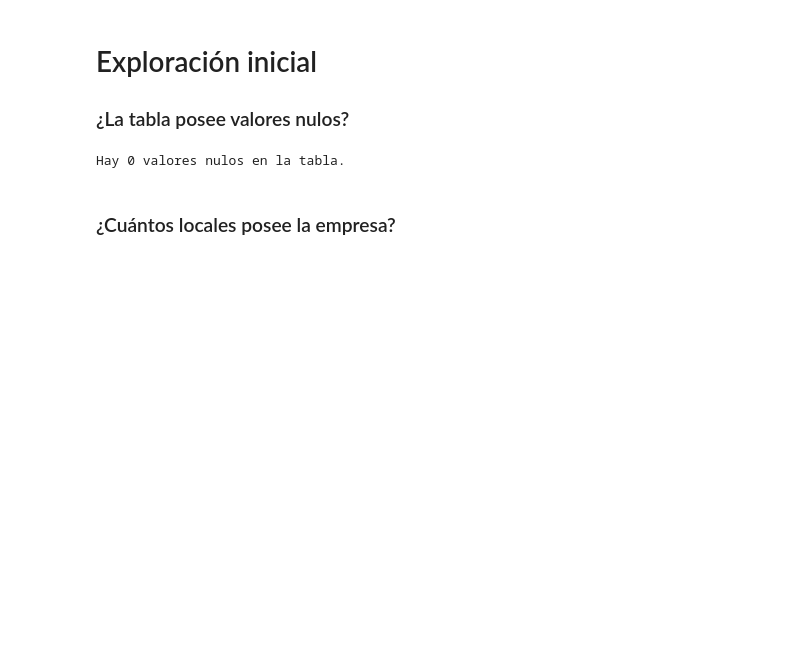
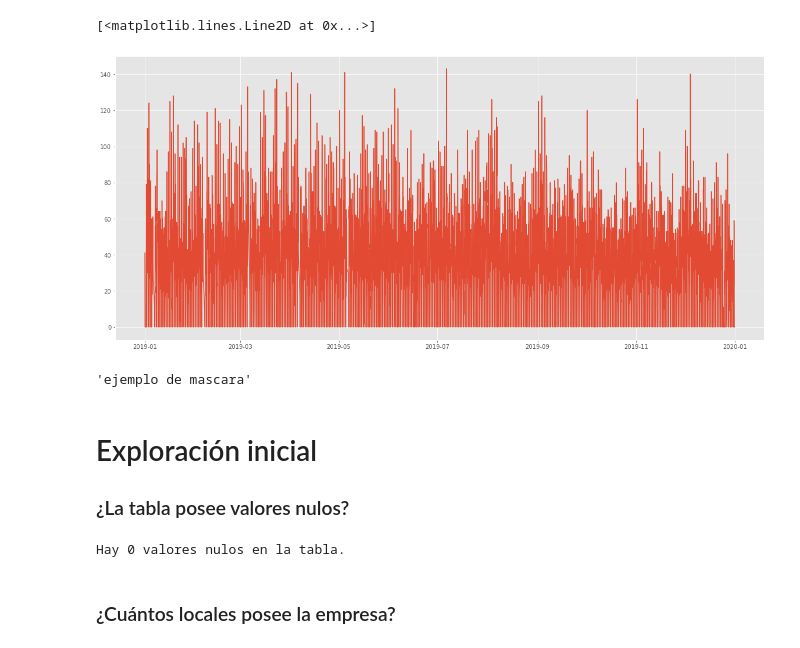
Before and after one commit to alexispacek/Krustyburgers, a Jupyter notebook: Krusty.ipynb, the cells around one changed output. Cells and saved outputs as stored; diff of their text form; code cells hidden in the pictures; blank space fills up the shorter version.

Commit message:
un avance medio croto, con un ejemplo de mascara pandas

```diff
--- a/Krusty.ipynb
+++ b/Krusty.ipynb
@@ -9,6 +9,30 @@ import pandas as pd
 import numpy as np
 import matplotlib.pyplot as plt
 import seaborn as sns
+from tqdm import tqdm
+
 from scipy import stats
+from scipy.stats import norm
+from prophet import Prophet
+
+# Modelado y Forecasting
+# ==============================================================================
+from sklearn.linear_model import LinearRegression
+from sklearn.linear_model import Lasso
+from sklearn.ensemble import RandomForestRegressor
+from sklearn.metrics import mean_squared_error
+
+from skforecast.ForecasterAutoreg import ForecasterAutoreg
+from skforecast.ForecasterAutoregCustom import ForecasterAutoregCustom
+from skforecast.ForecasterAutoregMultiOutput import ForecasterAutoregMultiOutput
+from skforecast.model_selection import grid_search_forecaster
+from skforecast.model_selection import time_series_spliter
+from skforecast.model_selection import cv_forecaster
+from skforecast.model_selection import backtesting_forecaster
+from skforecast.model_selection import backtesting_forecaster_intervals
+
+%matplotlib inline
+plt.style.use('ggplot')
+plt.rcParams["figure.figsize"] = [20,9]
 # %%
 #importo el data set de las ventas de krostyburgers
@@ -15,0 +44,15 @@ df = pd.read_csv('Argetina-2019-anonimizado.csv', parse_dates = True)
+# %%
+
+df1 = df.loc[df['Area']==6]
+x = df1.loc[df1['Local']==1].sort_index()
+plt.plot(x['Ventas'])
+# %% [output]
+[<matplotlib.lines.Line2D at 0x...>]
+[figure, added]
+# %%
+"""ejemplo de mascara"""
+#mask = (df.index >= '2019-01-01 06:00:00') & (df.index <= '2019-01-01 19:00:00') & (df.Area == 6)
+
+#df[mask]
+# %% [output]
+'ejemplo de mascara'
```
Also changed, not shown: parts of 62 cells of this notebook.
